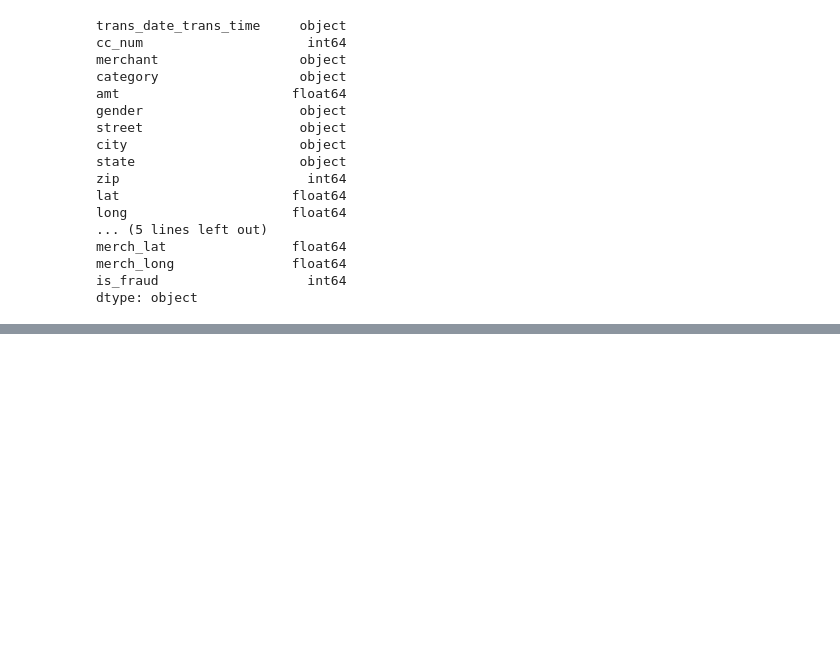
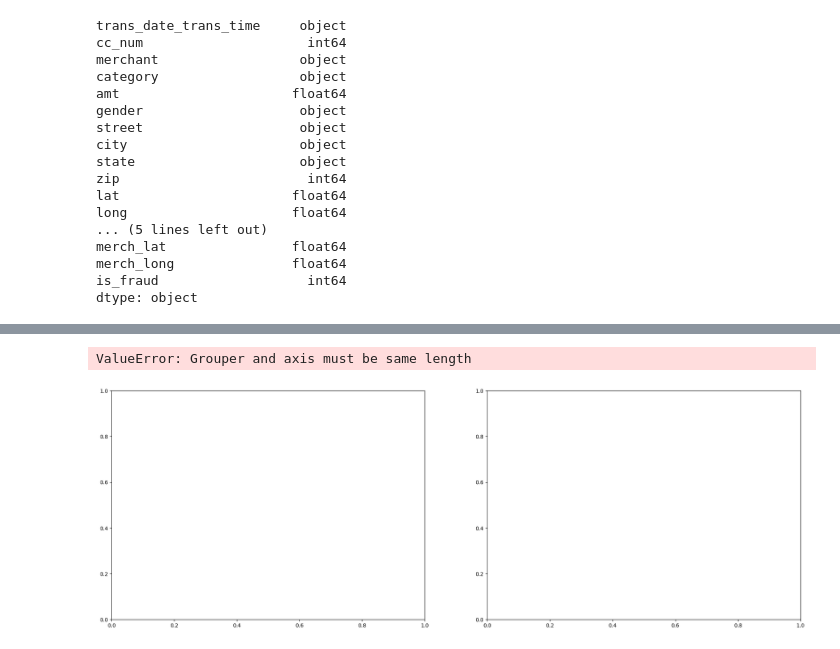
Before and after one commit to erigson/JPMC_Fraud_Analysis, a Jupyter notebook: Untitled.ipynb, the cells around one changed output, grey strips where cells are left out. Cells and saved outputs as stored; diff of their text form; code cells hidden in the pictures; blank space fills up the shorter version.

```diff
--- a/Untitled.ipynb
+++ b/Untitled.ipynb
@@ -88,0 +160,22 @@ dtype: object
+# %%
+# Create subplots for the three graphs
+fig, axs = plt.subplots(1, 2, figsize=(24, 8))
+
+# Calculate fraud rates for 'day', 'month', and 'year'
+fraud_rate_minute = df.groupby('minute')['is_fraud'].mean()
+fraud_rate_second = df.groupby('second')['is_fraud'].mean()
+
+# Plotting the relationship between 'day' and 'is_fraud'
+sns.barplot(x=fraud_rate_minute.index, y=fraud_rate_day.values, ax=axs[0])
+axs[0].set_title('Fraud Rate by Day of the Week')
+axs[0].set_xlabel('Day of the Week')
+axs[0].set_ylabel('Fraud Rate')
+
+# Plotting the relationship between 'month' and 'is_fraud'
+sns.barplot(x=fraud_rate_second.index, y=fraud_rate_month.values, ax=axs[1])
+axs[1].set_title('Fraud Rate by Month')
+axs[1].set_xlabel('Month')
+axs[1].set_ylabel('Fraud Rate')
+# %% [output]
+ValueError: Grouper and axis must be same length
+[figure, added]
```
Also changed, not shown: parts of 10 cells of this notebook.
